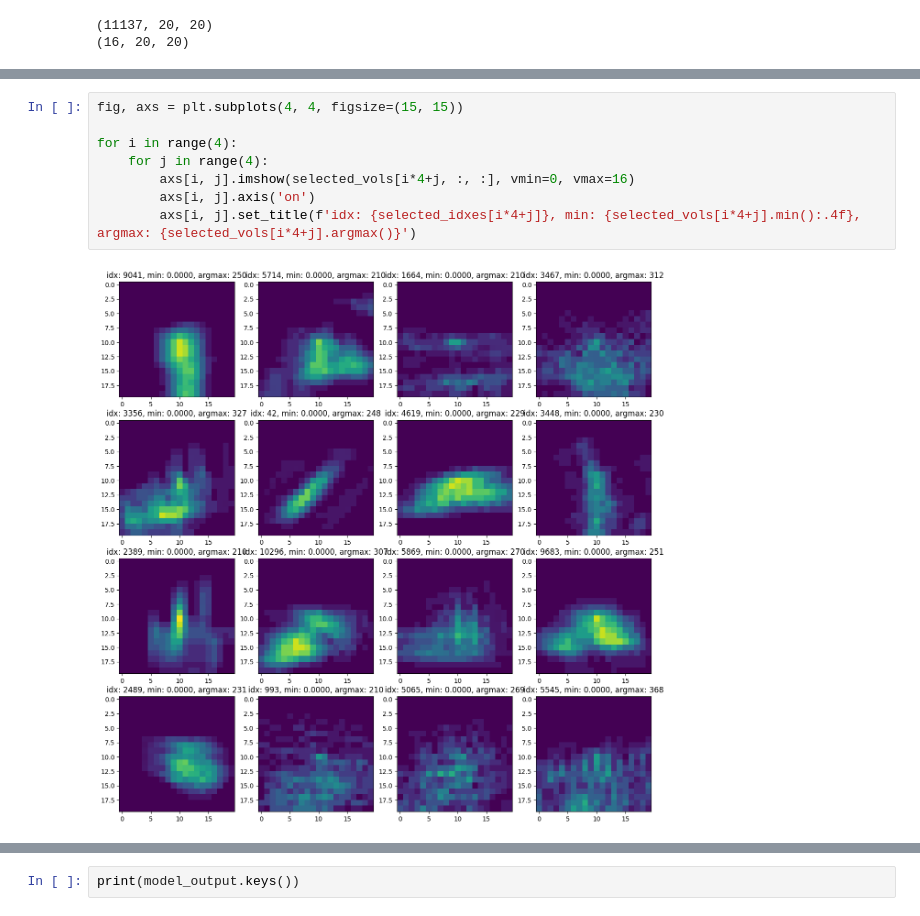
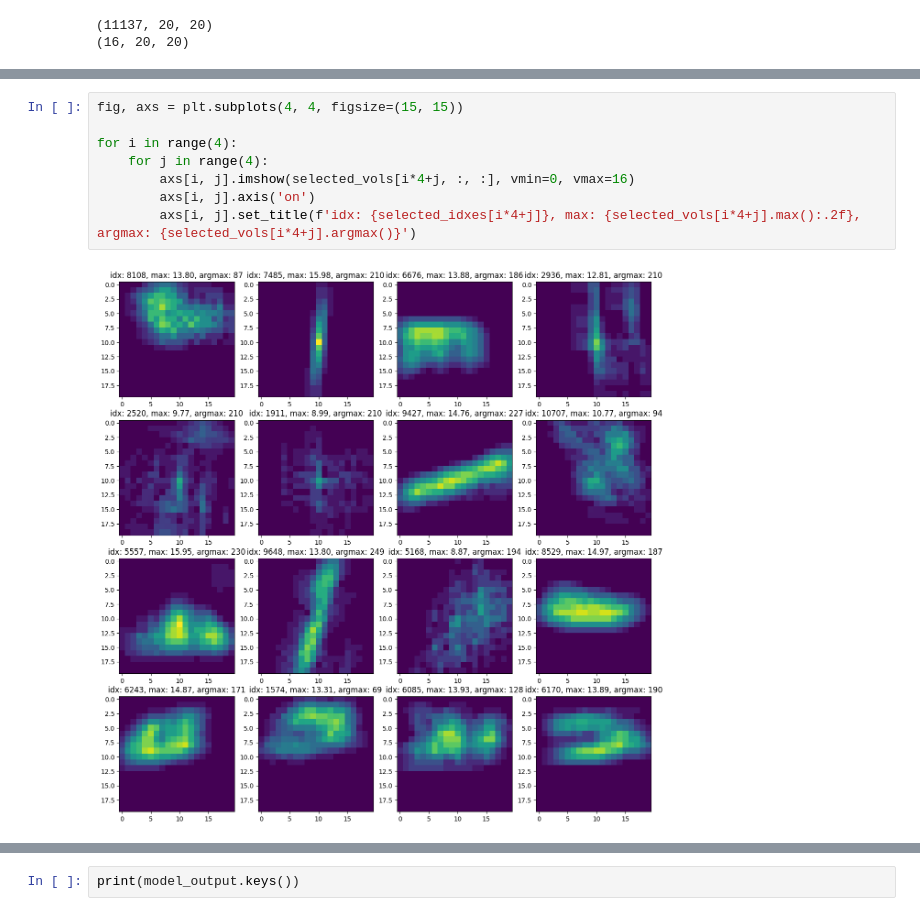
Before and after one commit to tudelft-iv/VoteFlow, a Jupyter notebook: notebooks/voting_volume_and_gt_validation_sf_voxel_model_sanity_check.ipynb, the cells around one changed output, grey strips where cells are left out. Saved outputs shown, nothing was run; the diff lists cells and outputs as text.

```diff
--- a/notebooks/voting_volume_and_gt_validation_sf_voxel_model_sanity_check.ipynb
+++ b/notebooks/voting_volume_and_gt_validation_sf_voxel_model_sanity_check.ipynb
@@ -191,10 +193,10 @@ Text(0.5, 1.0, 'idx: 34, min: -0.0631, max: 2.4872')
 # %%
 fig, axs = plt.subplots(4, 4, figsize=(15, 15))
 
 for i in range(4):
     for j in range(4):
         axs[i, j].imshow(selected_vols[i*4+j, :, :], vmin=0, vmax=16)
         axs[i, j].axis('on')
-        axs[i, j].set_title(f'idx: {selected_idxes[i*4+j]}, min: {selected_vols[i*4+j].min():.4f}, argmax: {selected_vols[i*4+j].argmax()}')
+        axs[i, j].set_title(f'idx: {selected_idxes[i*4+j]}, max: {selected_vols[i*4+j].max():.2f}, argmax: {selected_vols[i*4+j].argmax()}')
 # %% [output]
-[figure, old version]
+[figure, new version]
```
Also changed, not shown: parts of 12 cells of this notebook, 5 other files.
